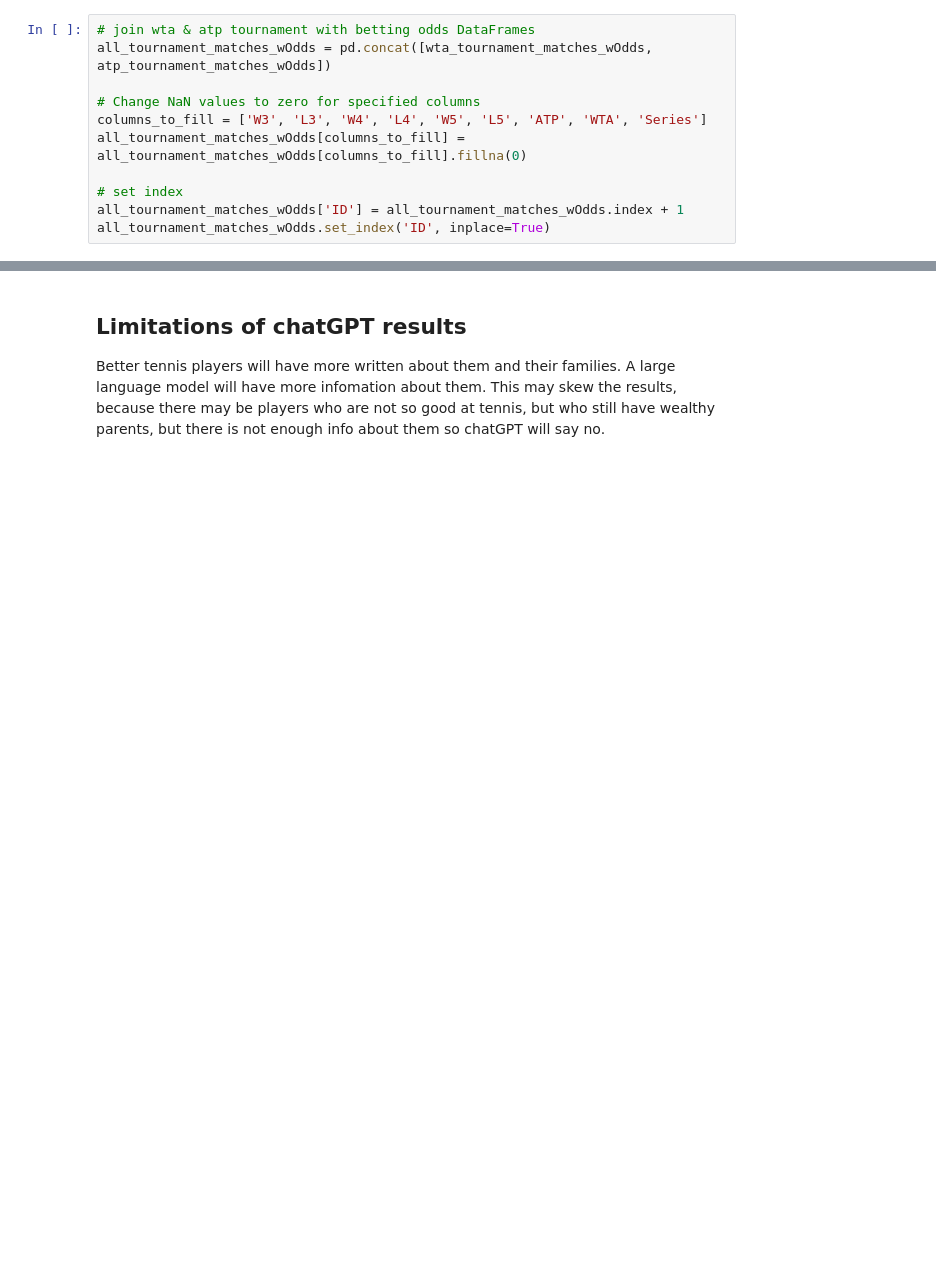
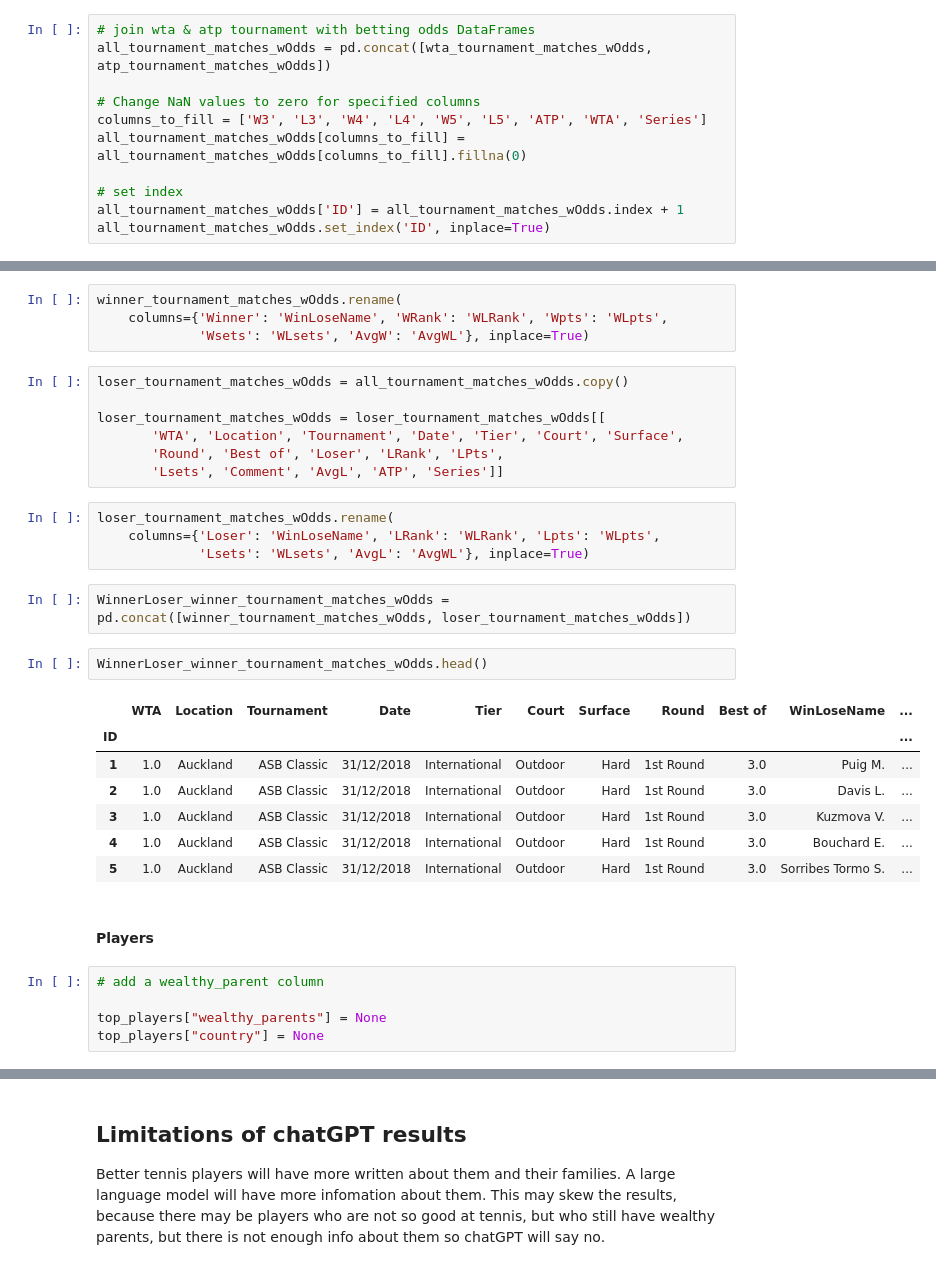
Before and after one commit to mmmcustard/analytics158739, a Jupyter notebook: 158739Assignment4.ipynb, the cells around one changed output, grey strips where cells are left out. Cells and saved outputs as stored; diff of their text form; blank space fills up the shorter version.

Commit message:
WinnerLoser_winner_tournament_matches_wOdds

```diff
--- a/158739Assignment4.ipynb
+++ b/158739Assignment4.ipynb
@@ -375,0 +326,34 @@ for index, row in top_players.iterrows():
+# %%
+winner_tournament_matches_wOdds.rename(
+    columns={'Winner': 'WinLoseName', 'WRank': 'WLRank', 'Wpts': 'WLpts',
+             'Wsets': 'WLsets', 'AvgW': 'AvgWL'}, inplace=True)
+# %%
+loser_tournament_matches_wOdds = all_tournament_matches_wOdds.copy()
+
+loser_tournament_matches_wOdds = loser_tournament_matches_wOdds[[
+       'WTA', 'Location', 'Tournament', 'Date', 'Tier', 'Court', 'Surface',
+       'Round', 'Best of', 'Loser', 'LRank', 'LPts',
+       'Lsets', 'Comment', 'AvgL', 'ATP', 'Series']]
+# %%
+loser_tournament_matches_wOdds.rename(
+    columns={'Loser': 'WinLoseName', 'LRank': 'WLRank', 'Lpts': 'WLpts',
+             'Lsets': 'WLsets', 'AvgL': 'AvgWL'}, inplace=True)
+# %%
+WinnerLoser_winner_tournament_matches_wOdds = pd.concat([winner_tournament_matches_wOdds, loser_tournament_matches_wOdds])
+# %%
+WinnerLoser_winner_tournament_matches_wOdds.head()
+# %% [output]
+|  | WTA | Location | Tournament | Date | Tier | Court | Surface | Round | Best of | WinLoseName | ... |
+| ID |  |  |  |  |  |  |  |  |  |  | ... |
+| 1 | 1.0 | Auckland | ASB Classic | 31/12/2018 | International | Outdoor | Hard | 1st Round | 3.0 | Puig M. | ... |
+| 2 | 1.0 | Auckland | ASB Classic | 31/12/2018 | International | Outdoor | Hard | 1st Round | 3.0 | Davis L. | ... |
+| 3 | 1.0 | Auckland | ASB Classic | 31/12/2018 | International | Outdoor | Hard | 1st Round | 3.0 | Kuzmova V. | ... |
+| 4 | 1.0 | Auckland | ASB Classic | 31/12/2018 | International | Outdoor | Hard | 1st Round | 3.0 | Bouchard E. | ... |
+| 5 | 1.0 | Auckland | ASB Classic | 31/12/2018 | International | Outdoor | Hard | 1st Round | 3.0 | Sorribes Tormo S. | ... |
+# %% [markdown]
+#### Players
+# %%
+# add a wealthy_parent column
+
+top_players["wealthy_parents"] = None
+top_players["country"] = None
```
Also changed, not shown: parts of 10 cells of this notebook.
